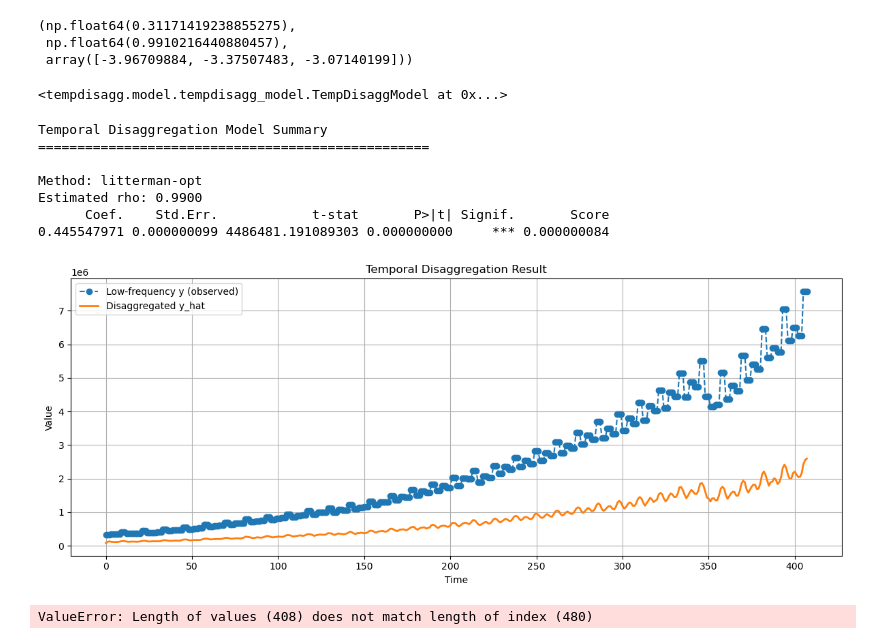
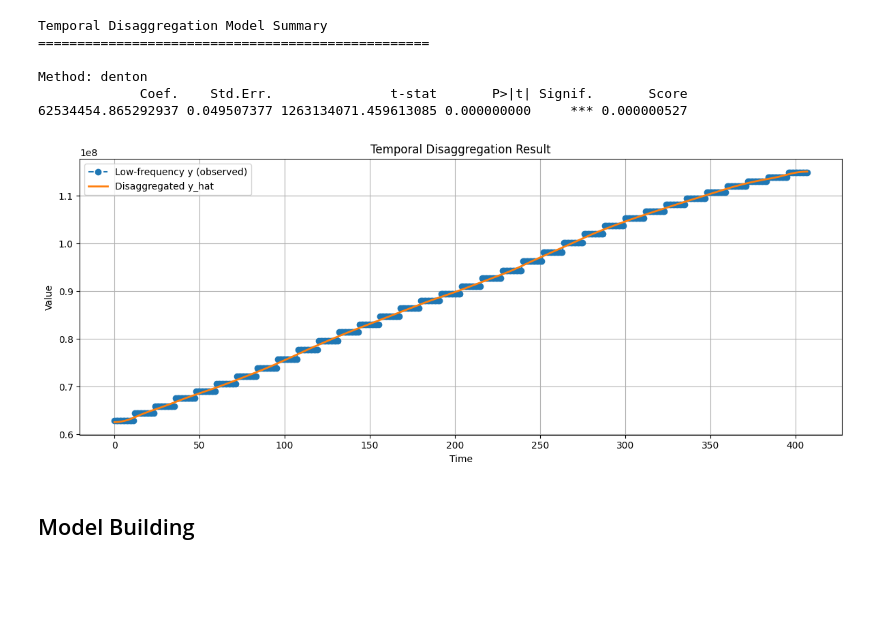
Before and after one commit to paulomercado/caps, a Jupyter notebook: main.ipynb, the cells around one changed output. Cells and saved outputs as stored; diff of their text form; code cells hidden in the pictures; blank space fills up the shorter version.

```diff
--- a/main.ipynb
+++ b/main.ipynb
@@ -94,35 +93,29 @@ Trade/GDP ratio: 48.61%
-# %%
-from statsmodels.tsa.stattools import coint
-# Test for cointegration
-coint(gdp_series, trade_series, autolag='AIC')
-# %% [output]
-(np.float64(0.31171419238855275),
- np.float64(0.9910216440880457),
- array([-3.96709884, -3.37507483, -3.07140199]))
-# %%
-model = TempDisaggModel(method="litterman-opt", conversion="sum")
-model.fit(df)
-# %% [output]
-<tempdisagg.model.tempdisagg_model.TempDisaggModel at 0x...>
-# %%
-y_hat = model.predict(full=False)
-
-# Optional: post-estimation adjustment
-y_adj = model.adjust_output(full=False)
-
-# Summary and plot
-model.summary()
-model.plot()
-# %% [output]
-Temporal Disaggregation Model Summary
-==================================================
-
-Method: litterman-opt
-Estimated rho: 0.9900
-      Coef.    Std.Err.            t-stat       P>|t| Signif.       Score
-0.445547971 0.000000099 4486481.191089303 0.000000000     *** 0.000000084
-[figure, removed]
-# %%
-df['predicted']=y_hat
-# %% [output]
-ValueError: Length of values (408) does not match length of index (480)
+# %%
+df = pd.DataFrame({'Index': subset['Year']})
+df['Index'] = df['Index'].astype(int)  # yearly
+df['Grain'] = (list(range(1, 13)) * len(df))[:len(df)]  # monthly
+
+df['y'] = data['Population']
+df['y'] = df.groupby('Index')['y'].bfill()  # backfill within year
+df['X'] = 1.0
+
+df = df.reset_index(drop=True)
+model = TempDisaggModel(method="denton", conversion="average")
+model.fit(df)
+
+y_hat = model.predict(full=False)
+y_adj = model.adjust_output(full=False)
+
+# Summary and plot
+model.summary()
+model.plot()
+# %% [output]
+Temporal Disaggregation Model Summary
+==================================================
+
+Method: denton
+             Coef.    Std.Err.               t-stat       P>|t| Signif.       Score
+62534454.865292937 0.049507377 1263134071.459613085 0.000000000     *** 0.000000527
+[figure, added]
+# %% [markdown]
+## Model Building
```
Also changed, not shown: parts of 11 cells of this notebook, 5 other files.
